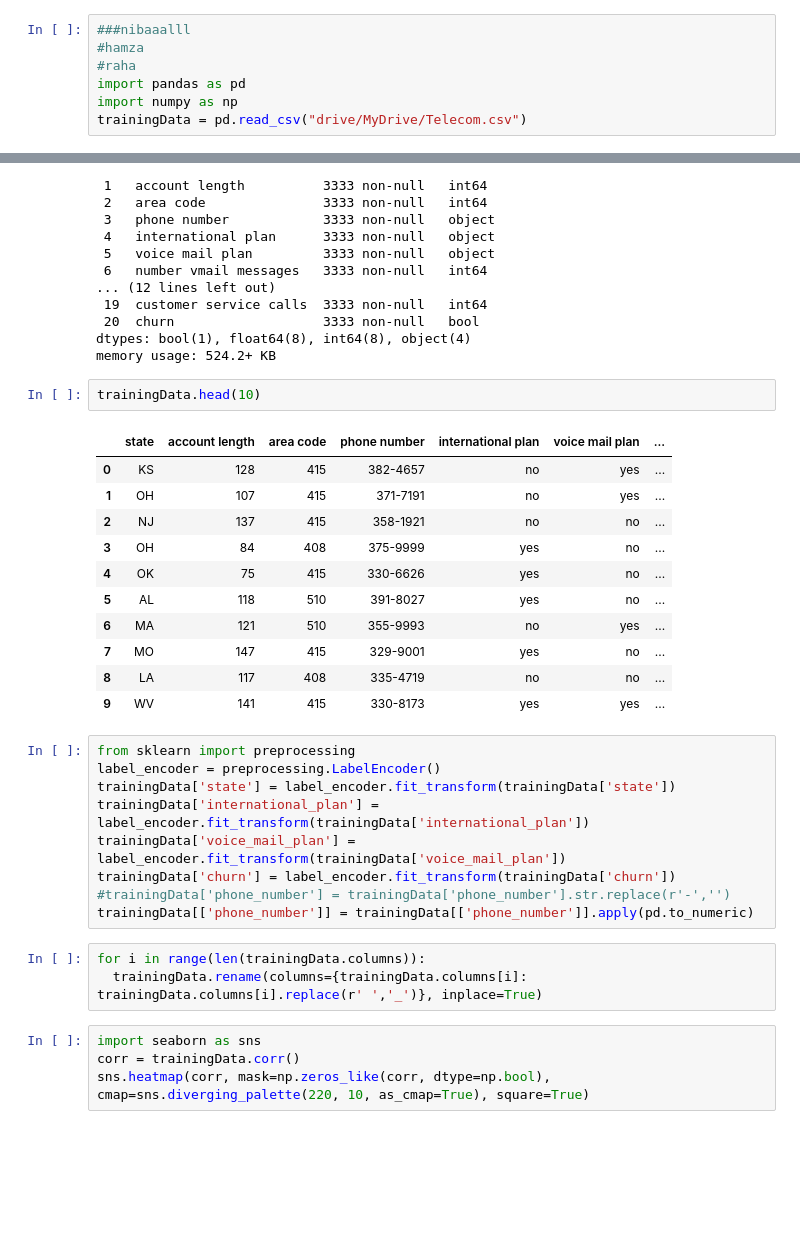
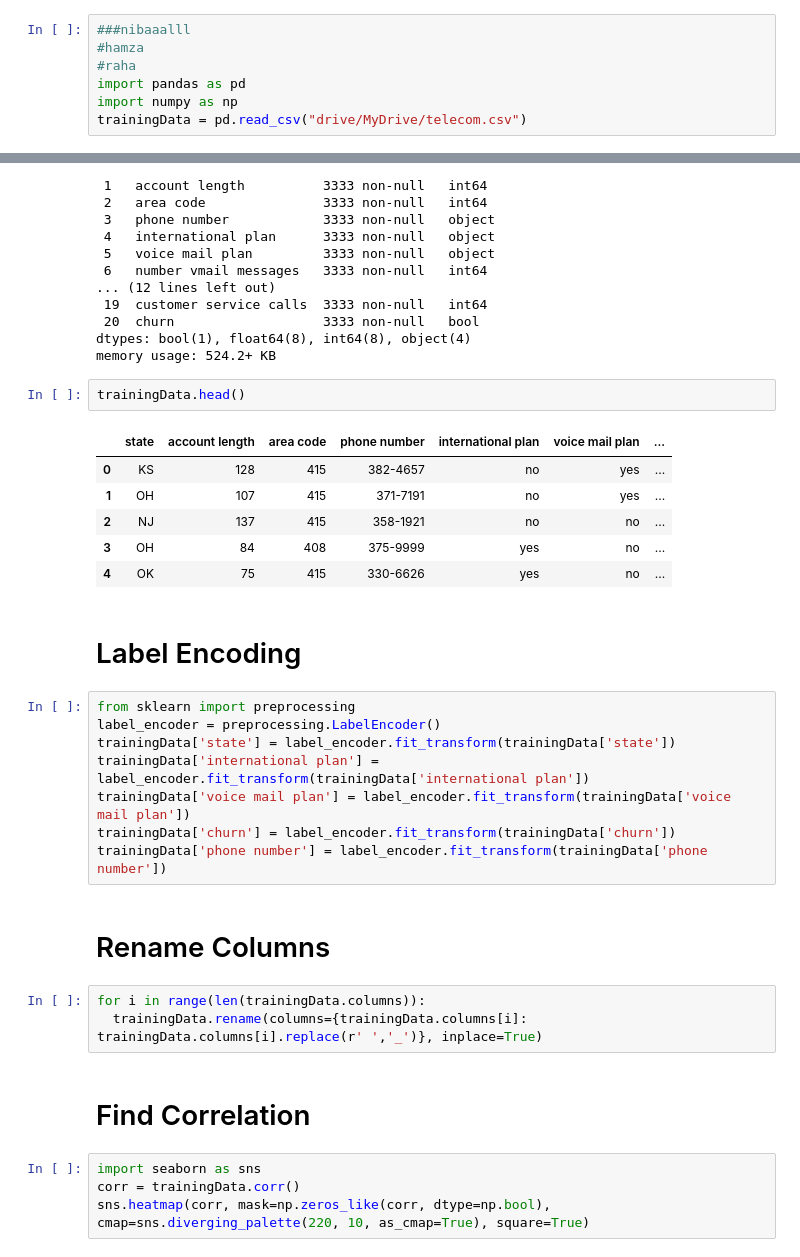
Before and after one commit to duhajarrar/TelecomMIT, a Jupyter notebook: telecom.ipynb, the cells around one changed output, grey strips where cells are left out. Cells and saved outputs as stored; diff of their text form; blank space fills up the shorter version.

```diff
--- a/telecom.ipynb
+++ b/telecom.ipynb
@@ -11,7 +11,7 @@ Mounted at /content/drive
 #raha
 import pandas as pd
 import numpy as np
-trainingData = pd.read_csv("drive/MyDrive/Telecom.csv")
+trainingData = pd.read_csv("drive/MyDrive/telecom.csv")
 # %%
 trainingData.info()
 # %% [output]
@@ -33,31 +33,31 @@ Data columns (total 21 columns):
 dtypes: bool(1), float64(8), int64(8), object(4)
 memory usage: 524.2+ KB
 # %%
-trainingData.head(10)
+trainingData.head()
 # %% [output]
 |  | state | account length | area code | phone number | international plan | voice mail plan | ... |
 | 0 | KS | 128 | 415 | 382-4657 | no | yes | ... |
 | 1 | OH | 107 | 415 | 371-7191 | no | yes | ... |
 | 2 | NJ | 137 | 415 | 358-1921 | no | no | ... |
 | 3 | OH | 84 | 408 | 375-9999 | yes | no | ... |
 | 4 | OK | 75 | 415 | 330-6626 | yes | no | ... |
-| 5 | AL | 118 | 510 | 391-8027 | yes | no | ... |
-| 6 | MA | 121 | 510 | 355-9993 | no | yes | ... |
-| 7 | MO | 147 | 415 | 329-9001 | yes | no | ... |
-| 8 | LA | 117 | 408 | 335-4719 | no | no | ... |
-| 9 | WV | 141 | 415 | 330-8173 | yes | yes | ... |
+# %% [markdown]
+# Label Encoding
 # %%
 from sklearn import preprocessing
 label_encoder = preprocessing.LabelEncoder()
 trainingData['state'] = label_encoder.fit_transform(trainingData['state'])
-trainingData['international_plan'] = label_encoder.fit_transform(trainingData['international_plan'])
-trainingData['voice_mail_plan'] = label_encoder.fit_transform(trainingData['voice_mail_plan'])
+trainingData['international plan'] = label_encoder.fit_transform(trainingData['international plan'])
+trainingData['voice mail plan'] = label_encoder.fit_transform(trainingData['voice mail plan'])
 trainingData['churn'] = label_encoder.fit_transform(trainingData['churn'])
-#trainingData['phone_number'] = trainingData['phone_number'].str.replace(r'-','')
-trainingData[['phone_number']] = trainingData[['phone_number']].apply(pd.to_numeric)
+trainingData['phone number'] = label_encoder.fit_transform(trainingData['phone number'])
+# %% [markdown]
+# Rename Columns
 # %%
 for i in range(len(trainingData.columns)):
   trainingData.rename(columns={trainingData.columns[i]: trainingData.columns[i].replace(r' ','_')}, inplace=True)
+# %% [markdown]
+# Find Correlation
 # %%
 import seaborn as sns
 corr = trainingData.corr()
```
Also changed, not shown: parts of 44 cells of this notebook.
